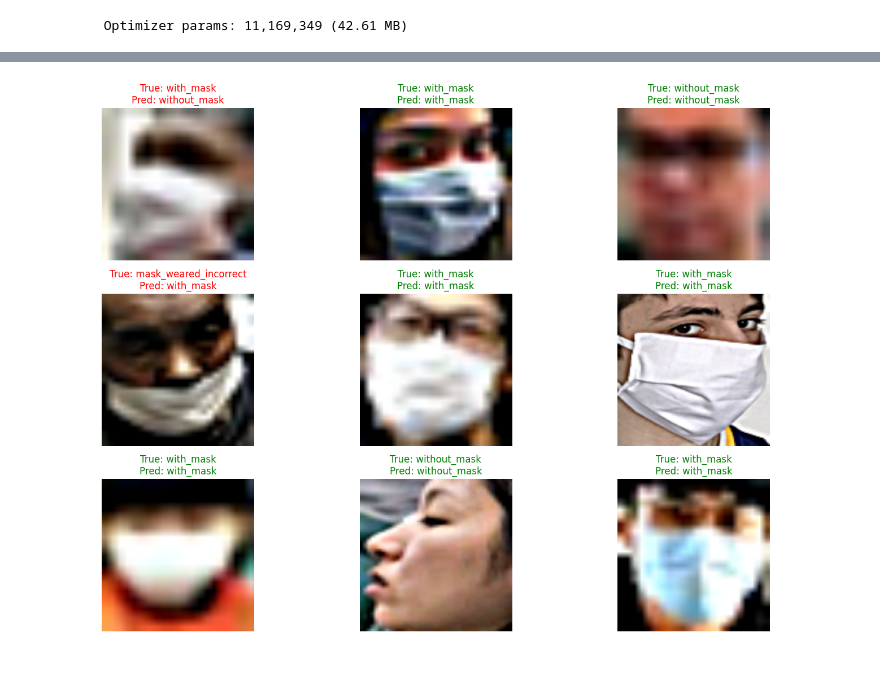
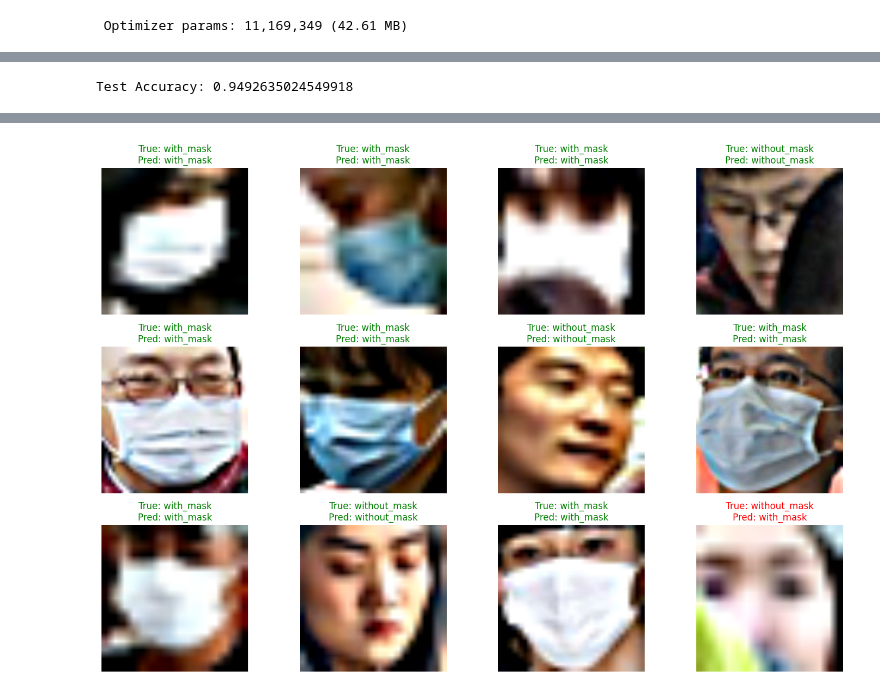
Before and after one commit to BarathSrinivasan2002/Deep_Learning_Face_mask_detection, a Jupyter notebook: Supervised_Learning_with_Best_Params.ipynb, the cells around one changed output, grey strips where cells are left out. Drawn from its saved outputs; the diff is of its cells as text; code cells hidden in the pictures; blank space fills up the shorter version.

```diff
--- a/Supervised_Learning_with_Best_Params.ipynb
+++ b/Supervised_Learning_with_Best_Params.ipynb
@@ -597,21 +522,31 @@ Epoch 10/10
+# %%
+
+# Calculate the number of correct predictions and compute accuracy
+accuracy = np.sum(predicted_labels == true_labels) / float(len(true_labels))
+print("Test Accuracy:", accuracy)
+# %% [output]
+Test Accuracy: 0.9492635024549918
 # %%
-# Get predictions for test data
-predictions = model.predict(test_x)
-predicted_labels = np.argmax(predictions, axis=1)
-true_labels = test_y
+import numpy as np
+import matplotlib.pyplot as plt
+import cv2
 
 # Create a mapping from numeric labels back to string labels
 label_mapping = {0: 'with_mask', 1: 'without_mask', 2: 'mask_weared_incorrect'}
 
-# Plot a grid of images with their predictions
+# Select 12 random indices from the test set
+random_indices = np.random.choice(len(test_x), 12, replace=False)
+
+# Plot a grid of 12 random images with their predictions
 plt.figure(figsize=(15, 10))
-for i in range(9):  # Show first 9 images
-    plt.subplot(3, 3, i+1)
-    plt.imshow(cv2.cvtColor(((test_x[i] + 1) * 127.5).astype(np.uint8), cv2.COLOR_BGR2RGB))
+for i, idx in enumerate(random_indices):
+    plt.subplot(3, 4, i+1)
+    # Convert image from normalized [-1, 1] to uint8 and BGR to RGB
+    plt.imshow(cv2.cvtColor(((test_x[idx] + 1) * 127.5).astype(np.uint8), cv2.COLOR_BGR2RGB))
 
-    true_label = label_mapping[true_labels[i]]
-    pred_label = label_mapping[predicted_labels[i]]
-    color = 'green' if true_labels[i] == predicted_labels[i] else 'red'
+    true_label = label_mapping[true_labels[idx]]
+    pred_label = label_mapping[predicted_labels[idx]]
+    color = 'green' if true_labels[idx] == predicted_labels[idx] else 'red'
 
     plt.title(f'True: {true_label}\nPred: {pred_label}', color=color)
     plt.axis('off')
@@ -623 +557 @@ plt.show()
-[figure, old version]
+[figure, new version]
```
Also changed, not shown: parts of 10 cells of this notebook.
